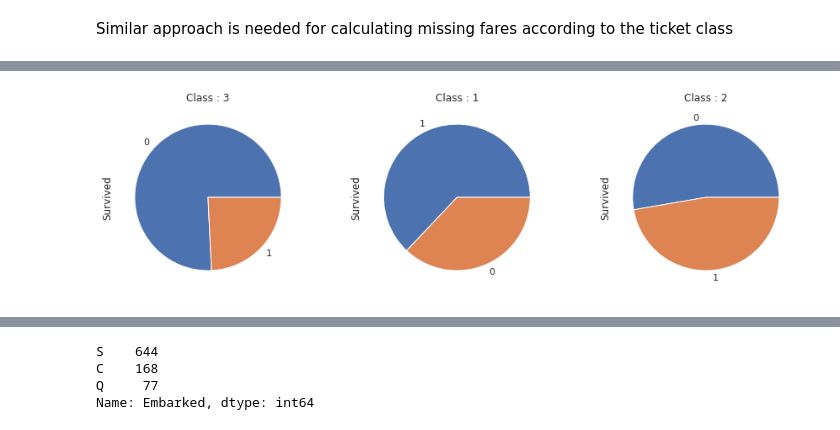
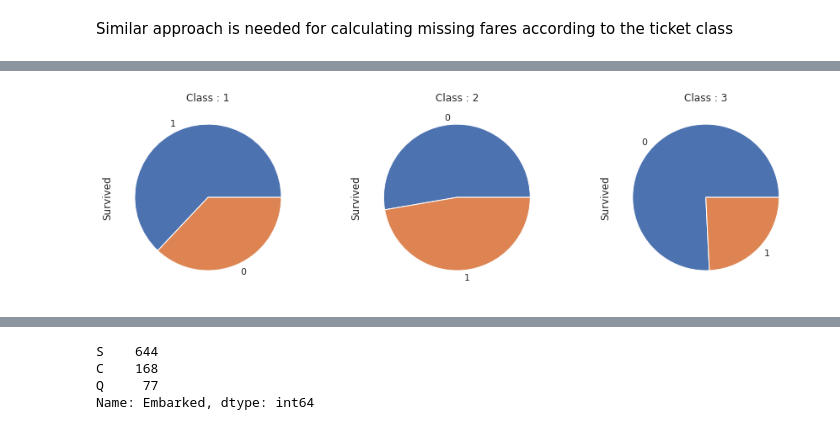
Before and after one commit to fxmuelle/zp-ml-jupyter, a Jupyter notebook: solutions/challenge.ipynb, the cells around one changed output, grey strips where cells are left out. Drawn from its saved outputs; the diff is of its cells as text; code cells hidden in the pictures.

```diff
--- a/solutions/challenge.ipynb
+++ b/solutions/challenge.ipynb
@@ -107,28 +108,3 @@ for title in data['Name'].unique():
 # %% [markdown]
 Transform the titles to numeric values such that the magnitude has a somewhat linear relationship with survival
 Alongwith transformation, the values need to be scaled down since some models like Neural nets are very sensitive to data which is not properly scaled
-# %%
-replacement = {
-    'Don': 0,
-    'Rev': 0,
-    'Jonkheer': 0,
-    'Capt': 0,
-    'Mr': 1,
-    'Dr': 2,
-    'Col': 3,
-    'Major': 3,
-    'Master': 4,
-    'Miss': 5,
-    'Mrs': 6,
-    'Mme': 7,
-    'Ms': 7,
-    'Mlle': 7,
-    'Sir': 7,
-    'Lady': 7,
-    'the Countess': 7
-}
-
-data['Name'] = data['Name'].apply(lambda x: replacement.get(x))
-
-from sklearn.preprocessing import StandardScaler
-data['Name'] = StandardScaler().fit_transform(data['Name'].values.reshape(-1, 1))
@@ -144,2 +110,0 @@ data.head()[['Pclass', 'Age', 'SibSp', 'Parch', 'Ticket', 'Cabin', 'Embarked']]
-# %%
-data['Age'] = StandardScaler().fit_transform(data['Age'].values.reshape(-1, 1))
@@ -146,12 +140,2 @@ data['Age'] = StandardScaler().fit_transform(data['Age'].values.reshape(-1, 1))
 # %% [markdown]
 Similar approach is needed for calculating missing fares according to the ticket class
-# %%
-data['Fare'].fillna(-1, inplace=True)
-medians = dict()
-for pclass in data['Pclass'].unique():
-    median = data.Fare[(data["Fare"] != -1) & (data['Pclass'] == pclass)].median()
-    medians[pclass] = median
-for index, row in data.iterrows():
-    if row['Fare'] == -1:
-        data.loc[index, 'Fare'] = medians[row['Pclass']]
-data['Fare'] = StandardScaler().fit_transform(data['Fare'].values.reshape(-1, 1))
@@ -158,11 +152,11 @@ data['Fare'] = StandardScaler().fit_transform(data['Fare'].values.reshape(-1, 1)
 # %%
 fig = plt.figure(figsize=(15,4))
 
 i=1
-for pclass in data['Pclass'].unique():
+for pclass in sorted(data['Pclass'].unique()):
     fig.add_subplot(1, 3, i)
     plt.title('Class : {}'.format(pclass))
     data.Survived[data['Pclass'] == pclass].value_counts().plot(kind='pie')
     i += 1
 # %% [output]
-[figure, old version]
+[figure, new version]
```
Also changed, not shown: parts of 33 cells of this notebook.
